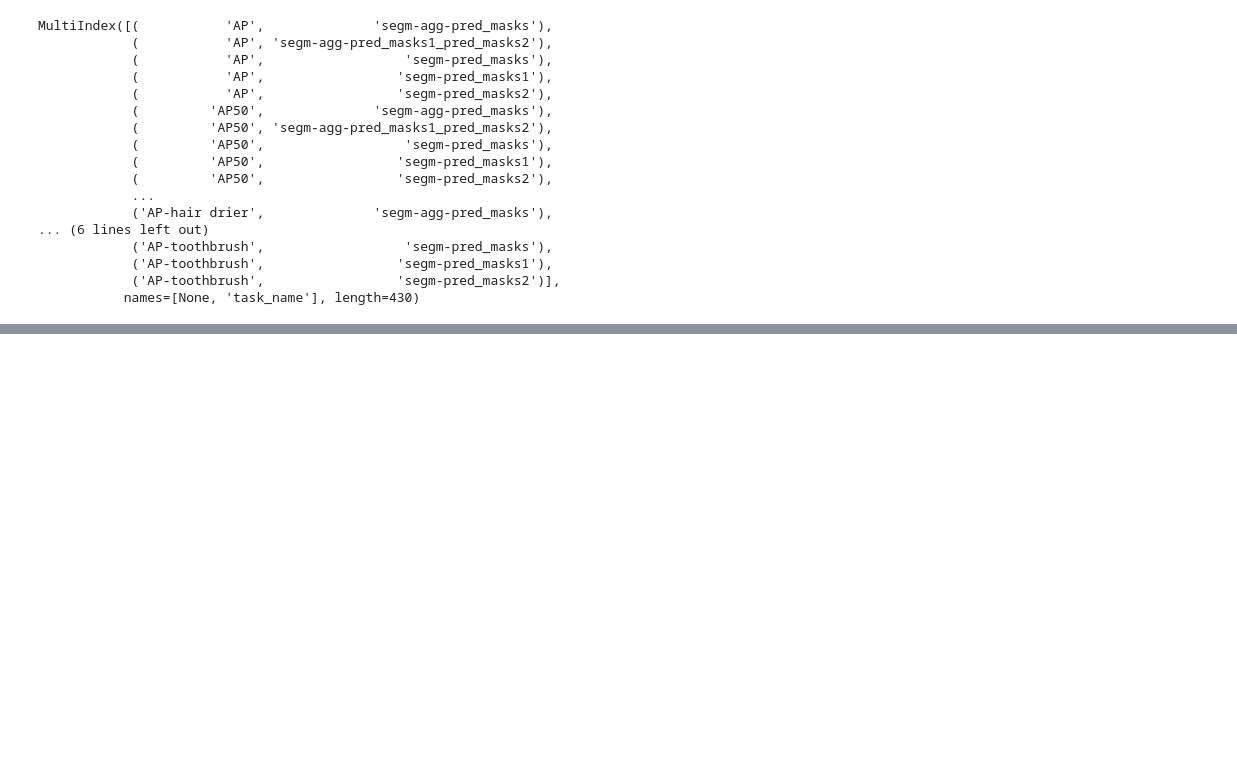
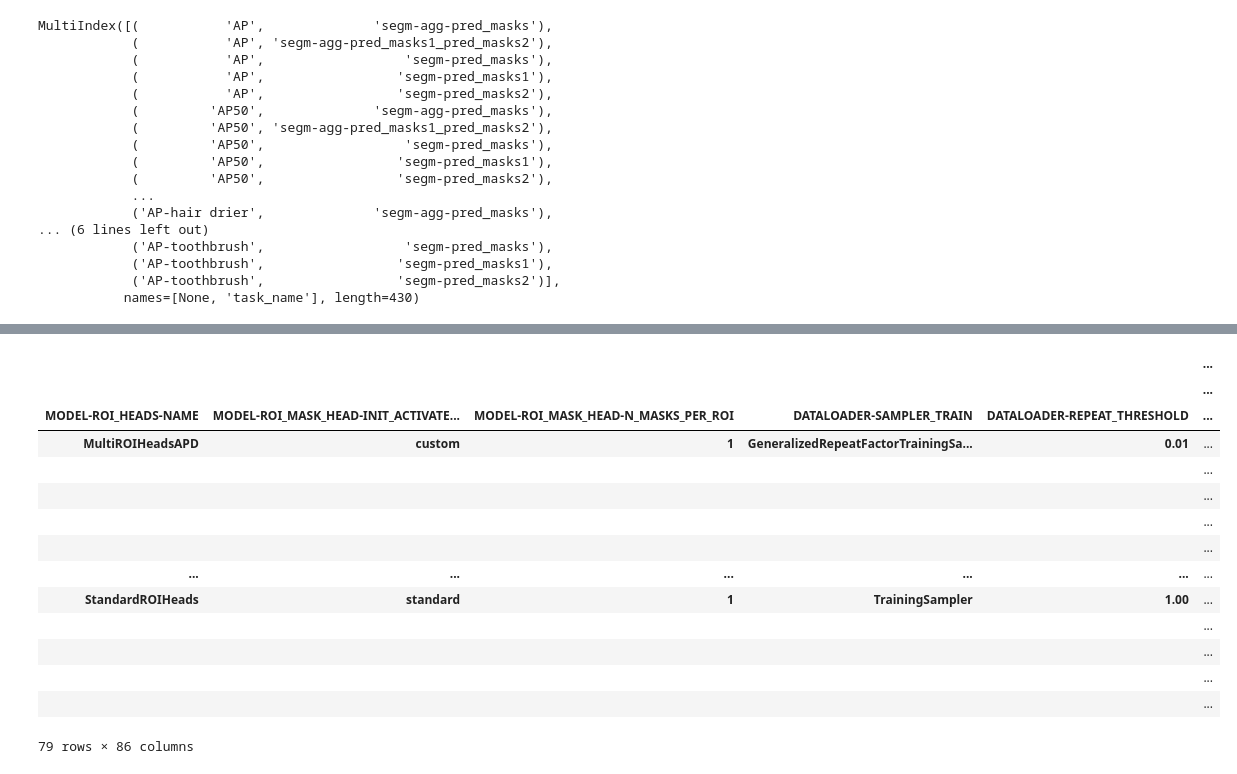
Before and after one commit to alliedel/multi-instance-mask-rcnn-extension, a Jupyter notebook: scripts/ipynb/highlighted_ap_pivot_tables.ipynb, the cells around one changed output, grey strips where cells are left out. Drawn from its saved outputs; the diff is of its cells as text; code cells hidden in the pictures; blank space fills up the shorter version.

```diff
--- a/scripts/ipynb/highlighted_ap_pivot_tables.ipynb
+++ b/scripts/ipynb/highlighted_ap_pivot_tables.ipynb
@@ -263,6 +266,24 @@ dftbl_subset = dftbl
 dftbl_subset.style.apply(highlight_max)
 # %% [output]
 [interactive output not drawn]
+# %%
+dftbl_subset
+# %% [output]
+|  |  |  |  |  | ... |
+|  |  |  |  |  | ... |
+| MODEL-ROI_HEADS-NAME | MODEL-ROI_MASK_HEAD-INIT_ACTIVATE... | MODEL-ROI_MASK_HEAD-N_MASKS_PER_ROI | DATALOADER-SAMPLER_TRAIN | DATALOADER-REPEAT_THRESHOLD | ... |
+| MultiROIHeadsAPD | custom | 1 | GeneralizedRepeatFactorTrainingSa... | 0.01 | ... |
+|  |  |  |  |  | ... |
+|  |  |  |  |  | ... |
+|  |  |  |  |  | ... |
+|  |  |  |  |  | ... |
+| ... | ... | ... | ... | ... | ... |
+| StandardROIHeads | standard | 1 | TrainingSampler | 1.00 | ... |
+|  |  |  |  |  | ... |
+|  |  |  |  |  | ... |
+|  |  |  |  |  | ... |
+|  |  |  |  |  | ... |
+79 rows × 86 columns
 # %%
 # baseline_index = dftbl_subset['AP'].idxmax()[0]
 # baseline_index = dftbl_subset['AP'].idxmax()[0]
```
Also changed, not shown: parts of 14 cells of this notebook, 11 other files.
